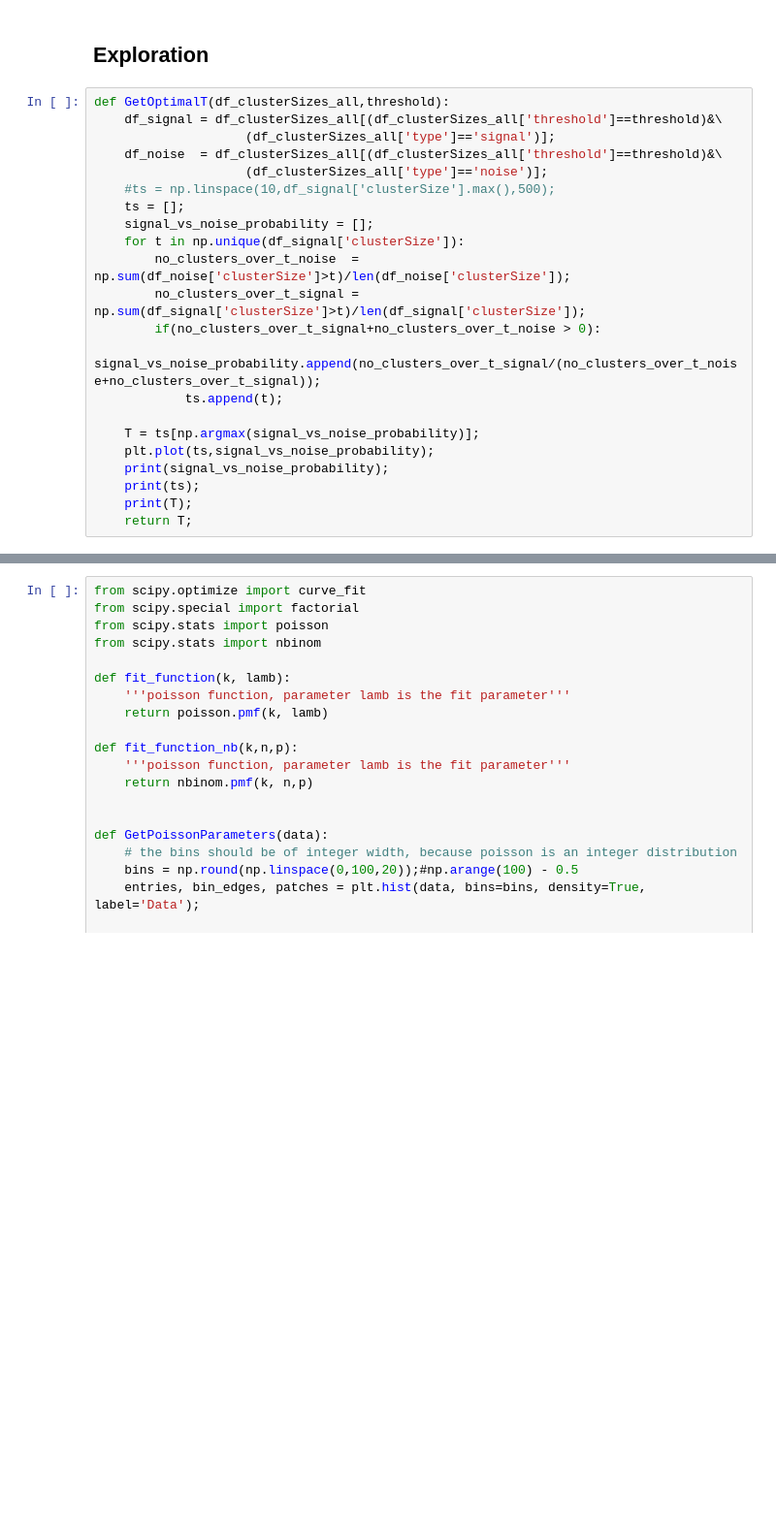
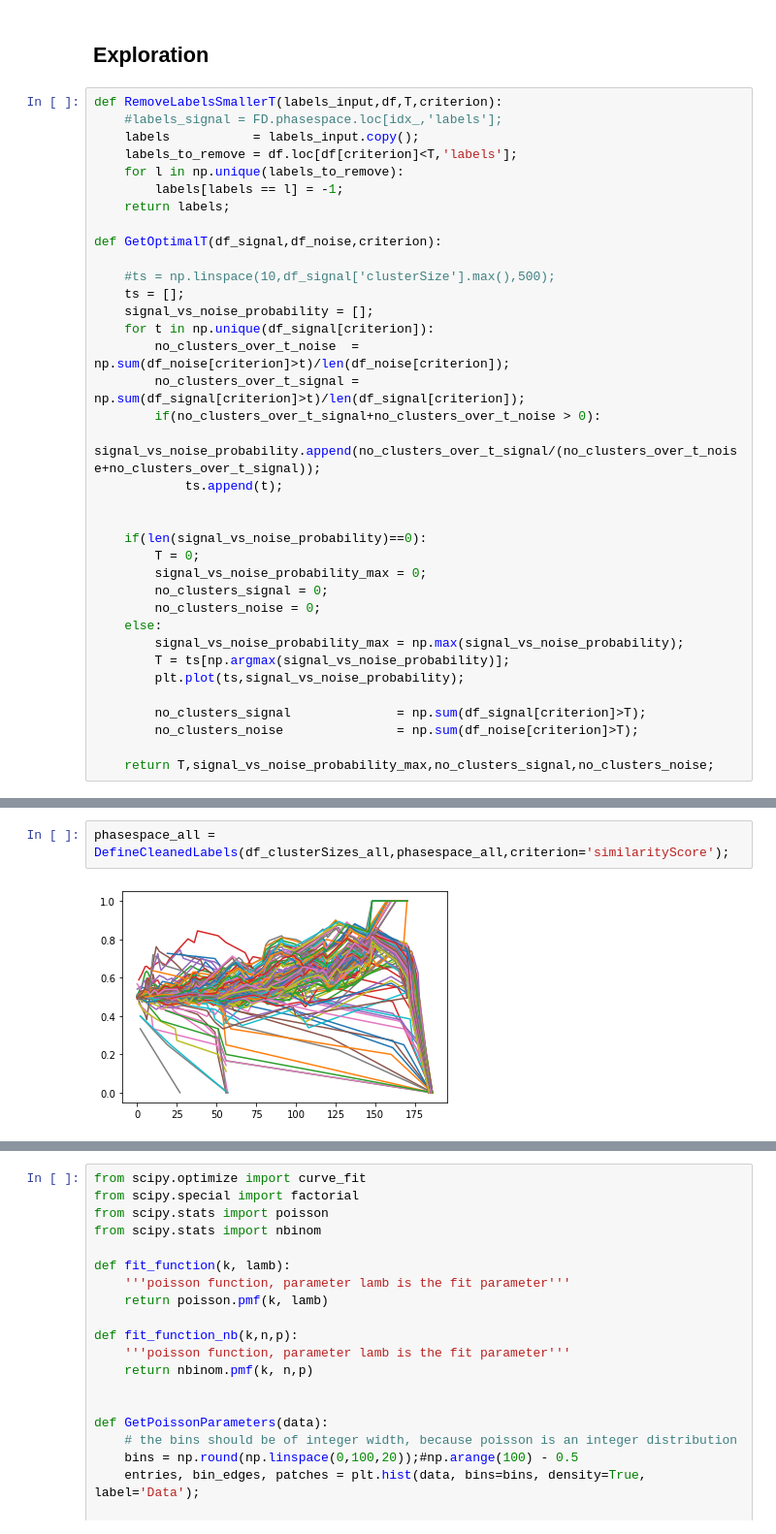
Before and after one commit to NoldAndreas/FINDER, a Jupyter notebook: Code/FigX4_Explore2DOptimizer_withReference_Streamlined_highDensityNoise.ipynb, the cells around one changed output, grey strips where cells are left out. Shown at 97% size. Drawn from its saved outputs; the diff is of its cells as text; blank space fills up the shorter version.

```diff
--- a/Code/FigX4_Explore2DOptimizer_withReference_Streamlined_highDensityNoise.ipynb
+++ b/Code/FigX4_Explore2DOptimizer_withReference_Streamlined_highDensityNoise.ipynb
@@ -317,24 +363,38 @@ sns.boxplot(data=df_clusterSizes_all,y='clusterSize',x='threshold',hue='type');
 # %% [markdown]
 ## Exploration
 # %%
-def GetOptimalT(df_clusterSizes_all,threshold):
-    df_signal = df_clusterSizes_all[(df_clusterSizes_all['threshold']==threshold)&\
-                    (df_clusterSizes_all['type']=='signal')];
-    df_noise  = df_clusterSizes_all[(df_clusterSizes_all['threshold']==threshold)&\
-                    (df_clusterSizes_all['type']=='noise')];
+def RemoveLabelsSmallerT(labels_input,df,T,criterion):
+    #labels_signal = FD.phasespace.loc[idx_,'labels'];
+    labels           = labels_input.copy();
+    labels_to_remove = df.loc[df[criterion]<T,'labels'];
+    for l in np.unique(labels_to_remove):
+        labels[labels == l] = -1;
+    return labels;
+
+def GetOptimalT(df_signal,df_noise,criterion):
+
     #ts = np.linspace(10,df_signal['clusterSize'].max(),500);
     ts = [];
     signal_vs_noise_probability = [];
-    for t in np.unique(df_signal['clusterSize']):
-        no_clusters_over_t_noise  = np.sum(df_noise['clusterSize']>t)/len(df_noise['clusterSize']);
-        no_clusters_over_t_signal = np.sum(df_signal['clusterSize']>t)/len(df_signal['clusterSize']);
+    for t in np.unique(df_signal[criterion]):
+        no_clusters_over_t_noise  = np.sum(df_noise[criterion]>t)/len(df_noise[criterion]);
+        no_clusters_over_t_signal = np.sum(df_signal[criterion]>t)/len(df_signal[criterion]);
         if(no_clusters_over_t_signal+no_clusters_over_t_noise > 0):
             signal_vs_noise_probability.append(no_clusters_over_t_signal/(no_clusters_over_t_noise+no_clusters_over_t_signal));
             ts.append(t);
 
-    T = ts[np.argmax(signal_vs_noise_probability)];
-    plt.plot(ts,signal_vs_noise_probability);
-    print(signal_vs_noise_probability);
-    print(ts);
-    print(T);
-    return T;
+
+    if(len(signal_vs_noise_probability)==0):
+        T = 0;
+        signal_vs_noise_probability_max = 0;
+        no_clusters_signal = 0;
+        no_clusters_noise = 0;
+    else:
+        signal_vs_noise_probability_max = np.max(signal_vs_noise_probability);
+        T = ts[np.argmax(signal_vs_noise_probability)];
+        plt.plot(ts,signal_vs_noise_probability);
+
+        no_clusters_signal              = np.sum(df_signal[criterion]>T);
+        no_clusters_noise               = np.sum(df_noise[criterion]>T);
+
+    return T,signal_vs_noise_probability_max,no_clusters_signal,no_clusters_noise;
@@ -348,0 +473,4 @@ GetOptimalT(df_clusterSizes_all,16)
+# %%
+phasespace_all = DefineCleanedLabels(df_clusterSizes_all,phasespace_all,criterion='similarityScore');
+# %% [output]
+[figure, added]
```
Also changed, not shown: parts of 23 cells of this notebook, 3 other files.
